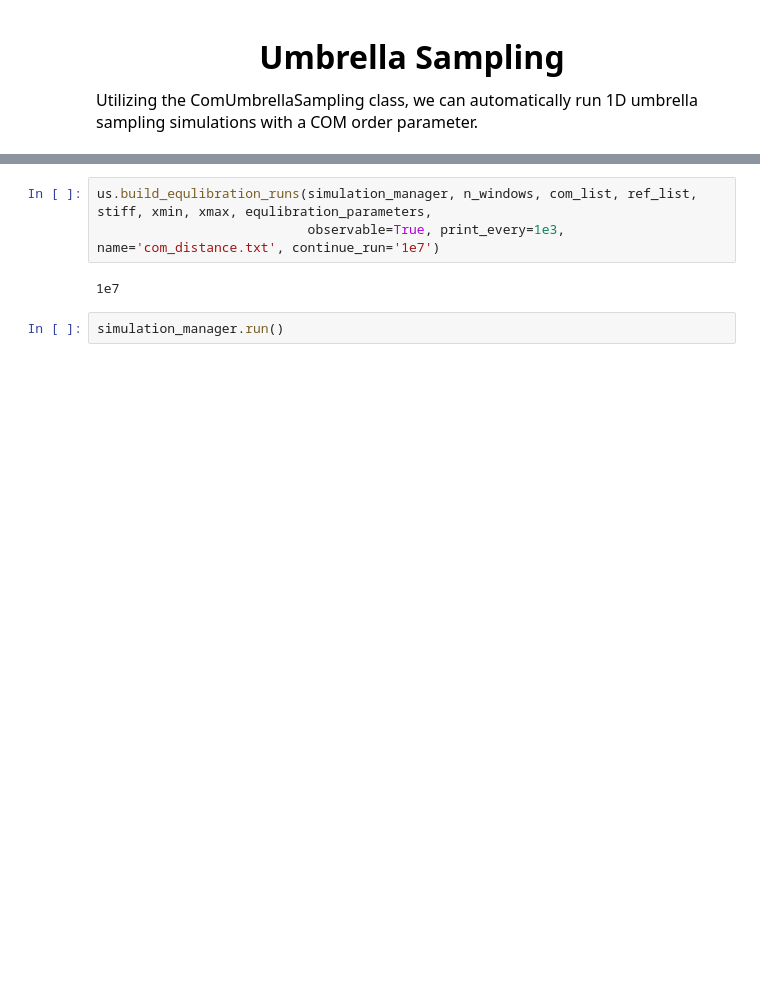
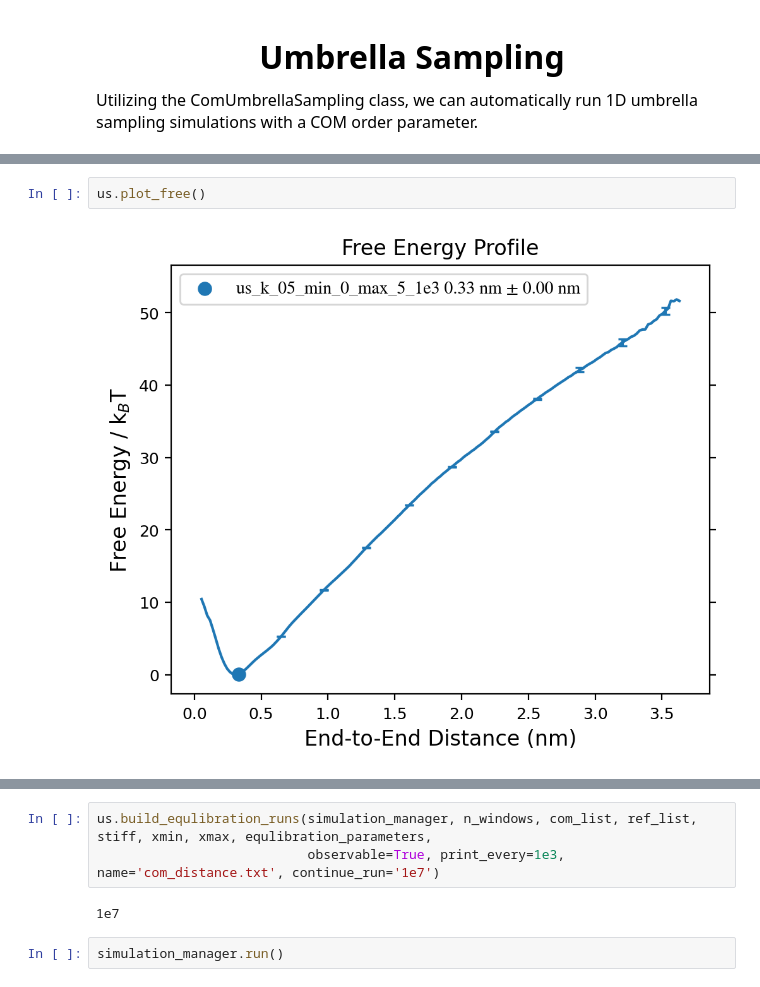
Before and after one commit to mlsample/ipy_oxDNA, a Jupyter notebook: scr/duplex_example.ipynb, the cells around one changed output, grey strips where cells are left out. Saved outputs shown, nothing was run; the diff lists cells and outputs as text; blank space fills up the shorter version.

```diff
--- a/scr/duplex_example.ipynb
+++ b/scr/duplex_example.ipynb
@@ -19,0 +151,4 @@ Tutorial
+# %%
+us.plot_free()
+# %% [output]
+[figure, added]
```
Also changed, not shown: parts of 18 cells of this notebook, 5 other files.
